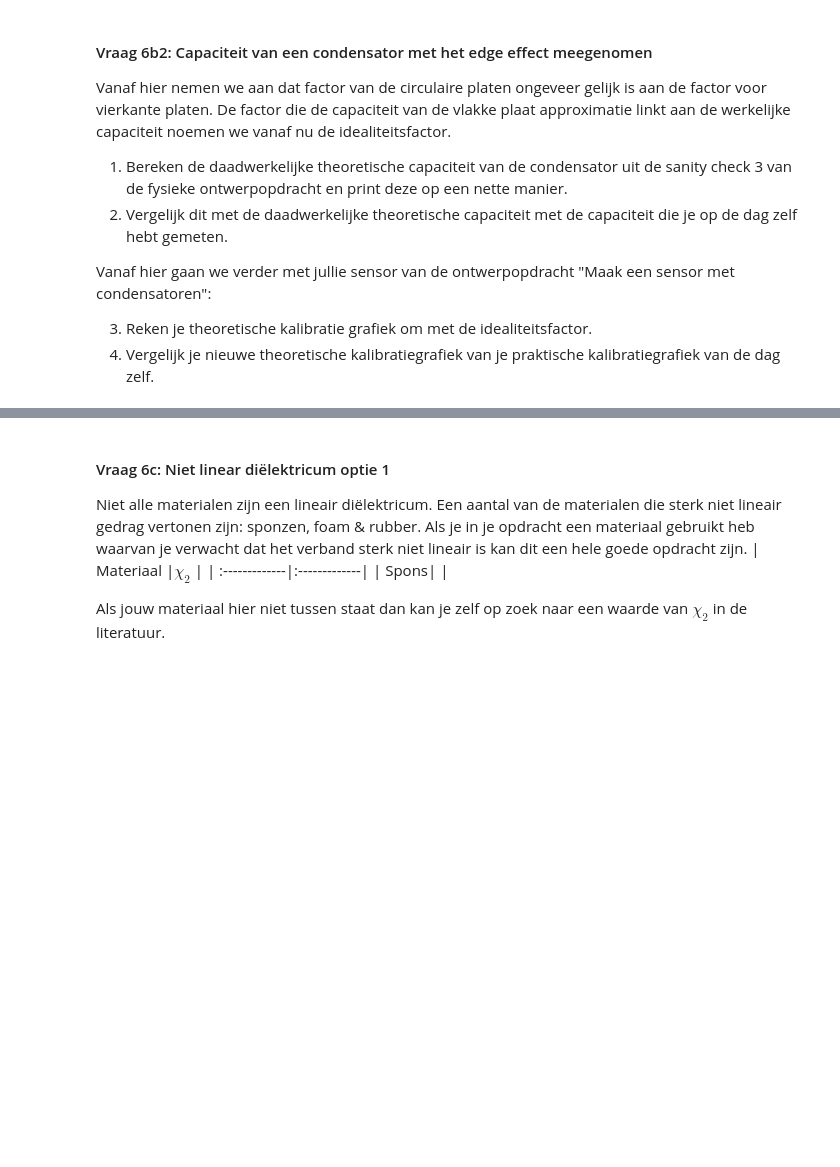
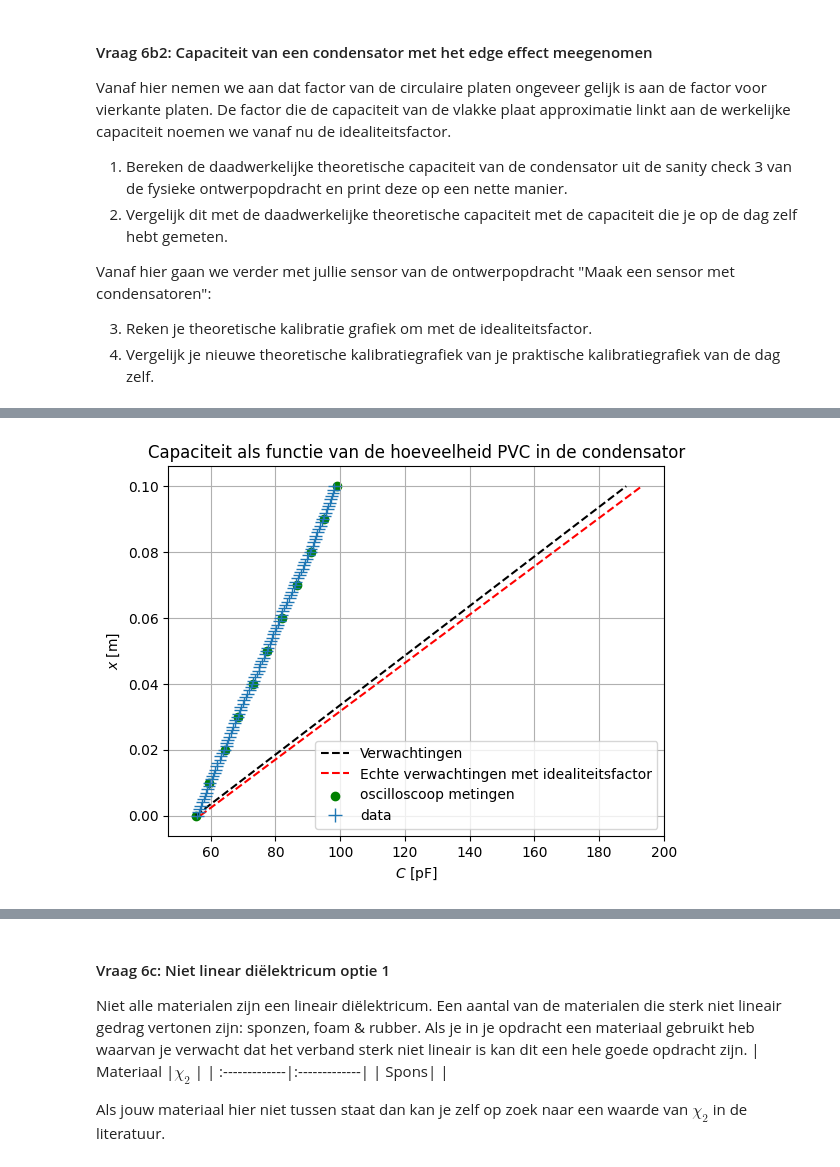
Before and after one commit to Thaverkornvanr/opdrachten-DEF-D, a Jupyter notebook: DigitaleOntwerpopdrachten/1CondensatorOpdracht/CondensatorOntwerpopdracht.ipynb, the cells around one changed output, grey strips where cells are left out. Saved outputs shown, nothing was run; the diff lists cells and outputs as text; code cells hidden in the pictures; blank space fills up the shorter version.

```diff
--- a/DigitaleOntwerpopdrachten/1CondensatorOpdracht/CondensatorOntwerpopdracht.ipynb
+++ b/DigitaleOntwerpopdrachten/1CondensatorOpdracht/CondensatorOntwerpopdracht.ipynb
@@ -631,5 +657,86 @@ Vanaf hier gaan we verder met jullie sensor van de ontwerpopdracht "Maak een sen
 # %%
 # Schrijf hier jouw code die de vlakke plaat capaciteit omschrijft naar de werkelijke capaciteit
 
-# def C_niet_ideaal(#relevante parameters):
-    # Jouw berekeningen
+def vlakkeplaat(A, d, epsilonZero):
+    C = (A * epsilonZero) / d
+    return C
+
+
+d = 0.2e-3 #m
+w = 0.1 #m
+A = w**2
+
+C = vlakkeplaat(A, d, 8.854*3.3e-12) * 1e12
+
+b = d/w
+idealiteitsfactor = 1+(8/np.pi)*b #zie formule 46 uit link naar literatuur in uitleg 6b1
+
+C_daadwerkelijk = C * idealiteitsfactor
+
+C_gemeten = 1171 #pF
+
+print(f"Berekende capaciteit plaatcondensator is {C:.1f} pF")
+print(f"Daadwerkelijke capaciteit plaatcondensator is {C_daadwerkelijk:.1f} pF")
+print("De gemeten capaciteit op de dag zelf was:", C_gemeten, "pF")
+
+
+#Hieronder volgt 6b2 vraag 3
+
+er_lucht = 1.0
+er_pvc = 4.0
+
+def c_from_x(x, Er_plastic):
+    A_pvc = (8e-2)*x
+    A_air = A_tot-A_pvc
+    C = C0 * ((A_pvc*er_pvc+A_air*er_lucht)/(A_tot*er_lucht))
+    return C
+
+
+d2 = 1e-3 #m
+w2 = w
+A_tot = w2**2
+
+#make var for area from pvc
+x = (np.linspace(0,100,101)*1e-3)
+#define C0
+C0 = 55.4
+
+
+b2 = d2/w2
+idealiteitsfactor2 = 1+(8/np.pi)*b2 #zie formule 46 uit link naar literatuur in uitleg 6b1
+
+
+#expected capacitance in pF
+C_kalibratie_theorie = c_from_x(x, er_pvc)
+
+C_kalibratie_ideaal = C_kalibratie_theorie * idealiteitsfactor2
+
+#Hieronder volgt de gemeten kalibratiegrafiek
+afstanden = np.linspace(0,100,101)*1e-3
+capaciteiten = np.array([55.9,56.3,56.7,57.0,57.4,57.9,58.3,58.6,59.0,59.5,59.8,60.3,60.7,61.1,61.4,61.9,62.1,62.9,63.1,63.8,64.2,64.8,65.0,65.3,65.8,66.2,66.7,66.8,67.4,67.8,68.4,68.7,69.1,69.3,70.0,70.3,70.9,71.3,72.0,72.5,72.9,73.2,73.6,74.3,74.8,75.1,75.4,75.8,76.4,76.8,77.3,77.7,78.2,78.6,79.0,79.4,79.8,80.3,80.8,81.2,81.7,81.8,82.2,82.7,83.2,83.7,84.3,84.8,85.1,85.7,86.0,86.3,86.9,87.4,87.9,88.4,88.7,89.0,89.7,90.1,90.8,91.0,91.5,91.9,92.3,92.5,93.0,93.4,93.9,94.3,94.7,95.1,95.5,96.0,96.4,96.8,97.1,97.4,97.8,98.0,98.2])
+oscilloscoopMetingen = np.array([55.4, 59.6, 64.3, 68.6, 73.0, 77.5, 82.1, 86.6, 91.0, 95.0, 99.0])
+
+
+def c_from_x(x, Er):
+    A_pvc = (8e-2)*x
+    A_air = A_tot-A_pvc
+    C = C0 * ((A_pvc*Er+A_air*er_lucht)/(A_tot*er_lucht))
+    return C
+
+
+popt,pcov = curve_fit(c_from_x,afstanden,capaciteiten)
+ytest = np.linspace(np.min(afstanden),np.max(afstanden),100)
+xtest = c_from_x(ytest,popt[0])
+
+
+plt.title("Capaciteit als functie van de hoeveelheid PVC in de condensator")
+plt.plot(C_kalibratie_theorie, np.linspace(0,100,101)*1e-3, 'k--', label='Verwachtingen')
+plt.plot(C_kalibratie_ideaal, np.linspace(0,100,101)*1e-3, 'r--', label='Echte verwachtingen met idealiteitsfactor')
+plt.errorbar(capaciteiten,afstanden,xerr=2,yerr=1e-3,linewidth=0,marker='.',markersize=0.5, elinewidth=1,label='data') # 1mm onzekerheid komt van 1mm streepjes op stuk plastic
+plt.scatter(oscilloscoopMetingen, np.linspace(0, 100e-3, 11), color='green', label='oscilloscoop metingen')
+plt.xlabel('$C$ [pF]')
+plt.ylabel('$x$ [m]')
+plt.legend()
+plt.grid(True)
+plt.show()
+# %% [output]
@@ -636,2 +746,3 @@ Vanaf hier gaan we verder met jullie sensor van de ontwerpopdracht "Maak een sen
+[figure, added]
 # %% [markdown]
 ##### Antwoorden 6b2
```
Also changed, not shown: parts of 5 cells of this notebook.
